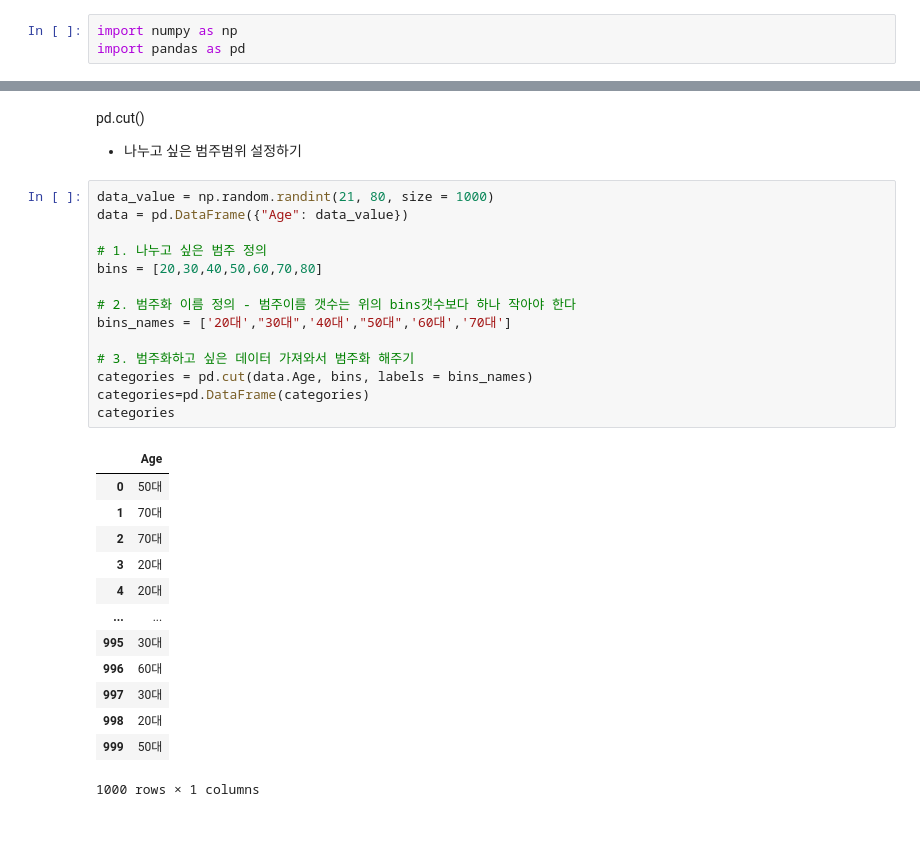
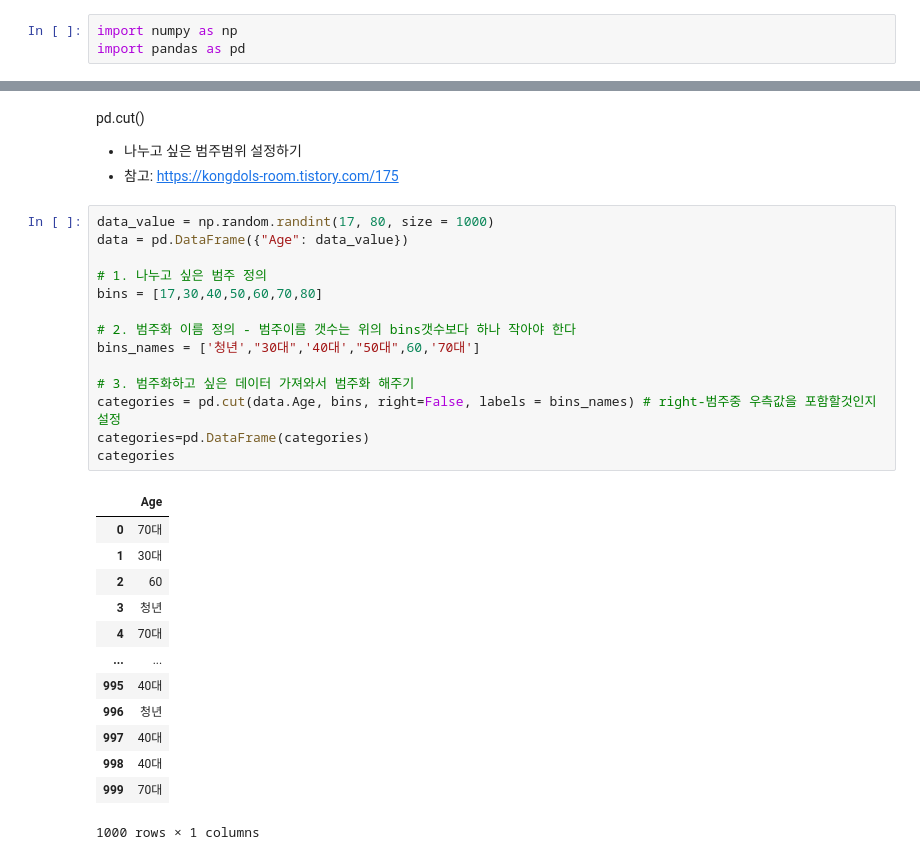
Before and after one commit to Jake0925/Pandas, a Jupyter notebook: Binning_구간나누기.ipynb, the cells around one changed output, grey strips where cells are left out. Saved outputs shown, nothing was run; the diff lists cells and outputs as text; blank space fills up the shorter version.

```diff
--- a/Binning_구간나누기.ipynb
+++ b/Binning_구간나누기.ipynb
@@ -107,31 +107,32 @@ Name: b, dtype: float64
 # %% [markdown]
 pd.cut()
 - 나누고 싶은 범주범위 설정하기
+- 참고: https://kongdols-room.tistory.com/175
 # %%
-data_value = np.random.randint(21, 80, size = 1000)
+data_value = np.random.randint(17, 80, size = 1000)
 data = pd.DataFrame({"Age": data_value})
 
 # 1. 나누고 싶은 범주 정의
-bins = [20,30,40,50,60,70,80]
+bins = [17,30,40,50,60,70,80]
 
 # 2. 범주화 이름 정의 - 범주이름 갯수는 위의 bins갯수보다 하나 작아야 한다
-bins_names = ['20대',"30대",'40대',"50대",'60대','70대']
+bins_names = ['청년',"30대",'40대',"50대",60,'70대']
 
 # 3. 범주화하고 싶은 데이터 가져와서 범주화 해주기
-categories = pd.cut(data.Age, bins, labels = bins_names)
+categories = pd.cut(data.Age, bins, right=False, labels = bins_names) # right-범주중 우측값을 포함할것인지 설정
 categories=pd.DataFrame(categories)
 categories
 # %% [output]
 |  | Age |
-| 0 | 50대 |
-| 1 | 70대 |
-| 2 | 70대 |
-| 3 | 20대 |
-| 4 | 20대 |
+| 0 | 70대 |
+| 1 | 30대 |
+| 2 | 60 |
+| 3 | 청년 |
+| 4 | 70대 |
 | ... | ... |
-| 995 | 30대 |
-| 996 | 60대 |
-| 997 | 30대 |
-| 998 | 20대 |
-| 999 | 50대 |
+| 995 | 40대 |
+| 996 | 청년 |
+| 997 | 40대 |
+| 998 | 40대 |
+| 999 | 70대 |
 1000 rows × 1 columns
```
Also changed, not shown: parts of 4 cells of this notebook.
